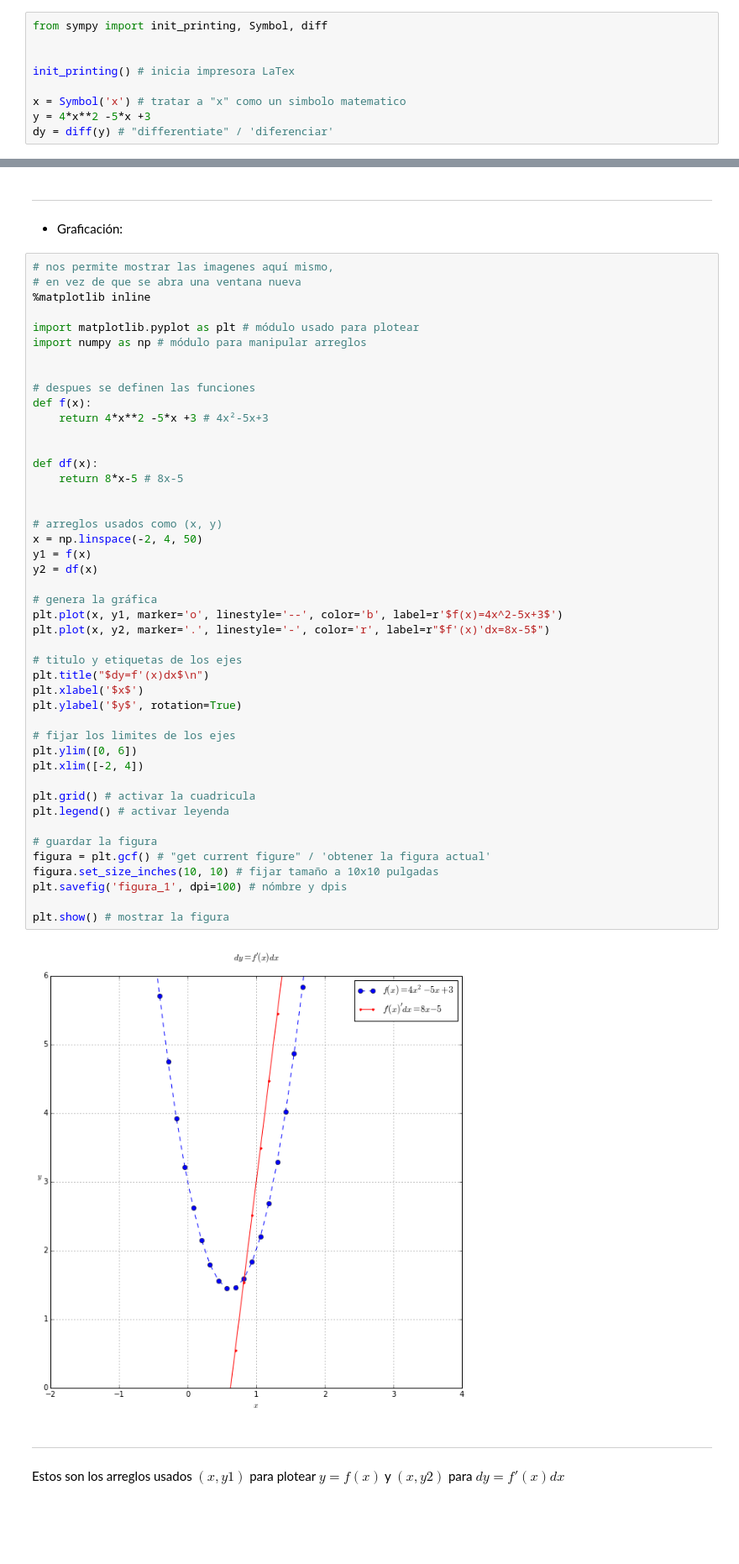
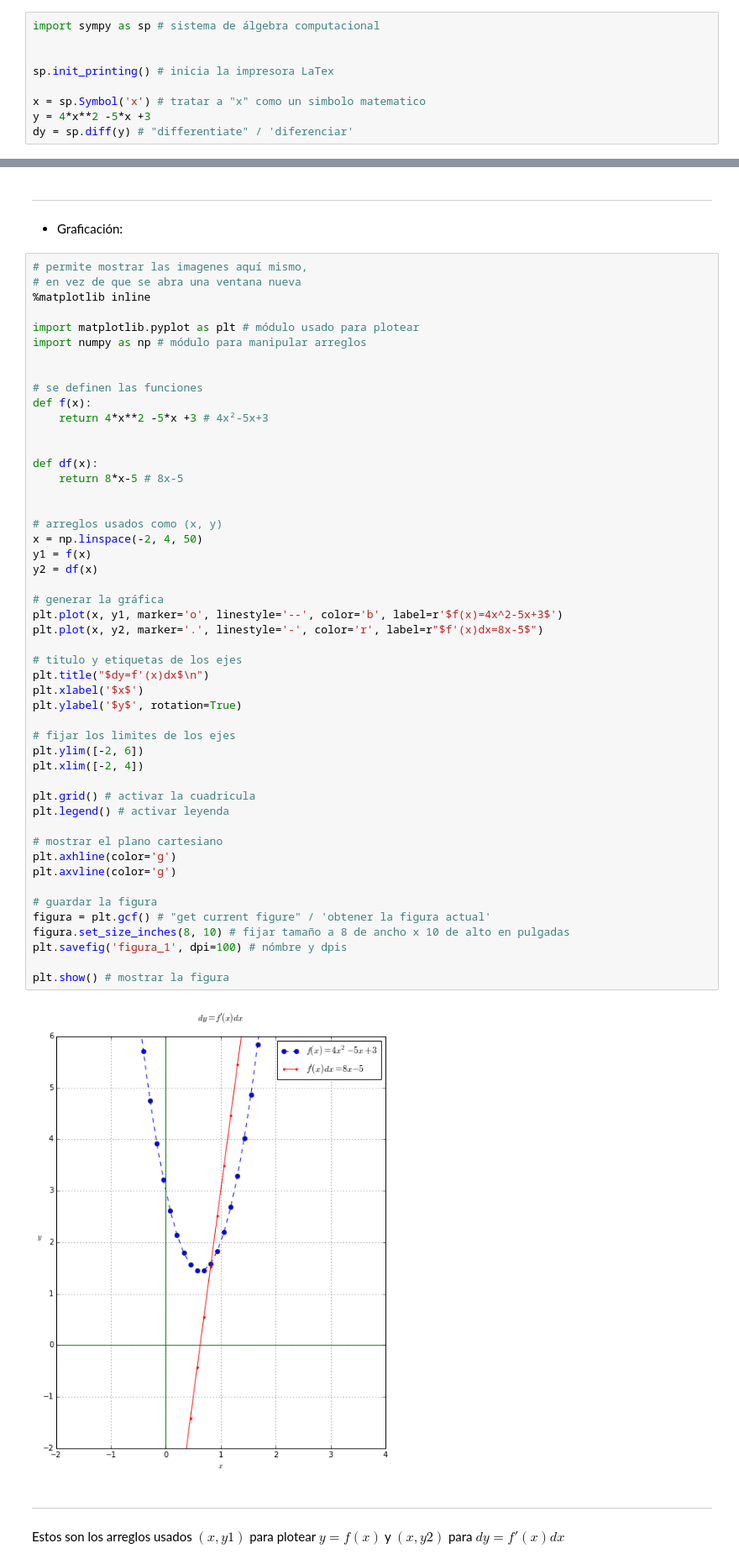
Before and after one commit to Ismael-VC/TESCI, a Jupyter notebook: Calculo/Calculo.ipynb, the cells around one changed output, grey strips where cells are left out. Shown: that part at 84% size. Saved outputs shown, nothing was run; the diff lists cells and outputs as text; blank space fills up the shorter version.

```diff
--- a/Calculo/Calculo.ipynb
+++ b/Calculo/Calculo.ipynb
@@ -38,14 +38,14 @@ $dy=(8x-5)dx =$ diferencial de la función
 
 ***
 # %%
-from sympy import init_printing, Symbol, diff
+import sympy as sp # sistema de álgebra computacional
 
 
-init_printing() # inicia impresora LaTex
+sp.init_printing() # inicia la impresora LaTex
 
-x = Symbol('x') # tratar a "x" como un simbolo matematico
+x = sp.Symbol('x') # tratar a "x" como un simbolo matematico
 y = 4*x**2 -5*x +3
-dy = diff(y) # "differentiate" / 'diferenciar'
+dy = sp.diff(y) # "differentiate" / 'diferenciar'
 # %%
 y
 # %% [output]
@@ -59,7 +59,7 @@ dy
 
 * Graficación:
 # %%
-# nos permite mostrar las imagenes aquí mismo,
+# permite mostrar las imagenes aquí mismo,
 # en vez de que se abra una ventana nueva
 %matplotlib inline
 
@@ -67,44 +67,48 @@ import matplotlib.pyplot as plt # módulo usado para plotear
 import numpy as np # módulo para manipular arreglos
 
 
-# despues se definen las funciones
+# se definen las funciones
 def f(x):
     return 4*x**2 -5*x +3 # 4x²-5x+3
 
 
 def df(x):
     return 8*x-5 # 8x-5
 
 
 # arreglos usados como (x, y)
 x = np.linspace(-2, 4, 50)
 y1 = f(x)
 y2 = df(x)
 
-# genera la gráfica
+# generar la gráfica
 plt.plot(x, y1, marker='o', linestyle='--', color='b', label=r'$f(x)=4x^2-5x+3$')
-plt.plot(x, y2, marker='.', linestyle='-', color='r', label=r"$f'(x)'dx=8x-5$")
+plt.plot(x, y2, marker='.', linestyle='-', color='r', label=r"$f'(x)dx=8x-5$")
 
 # titulo y etiquetas de los ejes
 plt.title("$dy=f'(x)dx$\n")
 plt.xlabel('$x$')
 plt.ylabel('$y$', rotation=True)
 
 # fijar los limites de los ejes
-plt.ylim([0, 6])
+plt.ylim([-2, 6])
 plt.xlim([-2, 4])
 
 plt.grid() # activar la cuadricula
 plt.legend() # activar leyenda
 
+# mostrar el plano cartesiano
+plt.axhline(color='g')
+plt.axvline(color='g')
+
 # guardar la figura
 figura = plt.gcf() # "get current figure" / 'obtener la figura actual'
-figura.set_size_inches(10, 10) # fijar tamaño a 10x10 pulgadas
+figura.set_size_inches(8, 10) # fijar tamaño a 8 de ancho x 10 de alto en pulgadas
 plt.savefig('figura_1', dpi=100) # nómbre y dpis
 
 plt.show() # mostrar la figura
 # %% [output]
-[figure, old version]
+[figure, new version]
 # %% [markdown]
 ***
 
```
